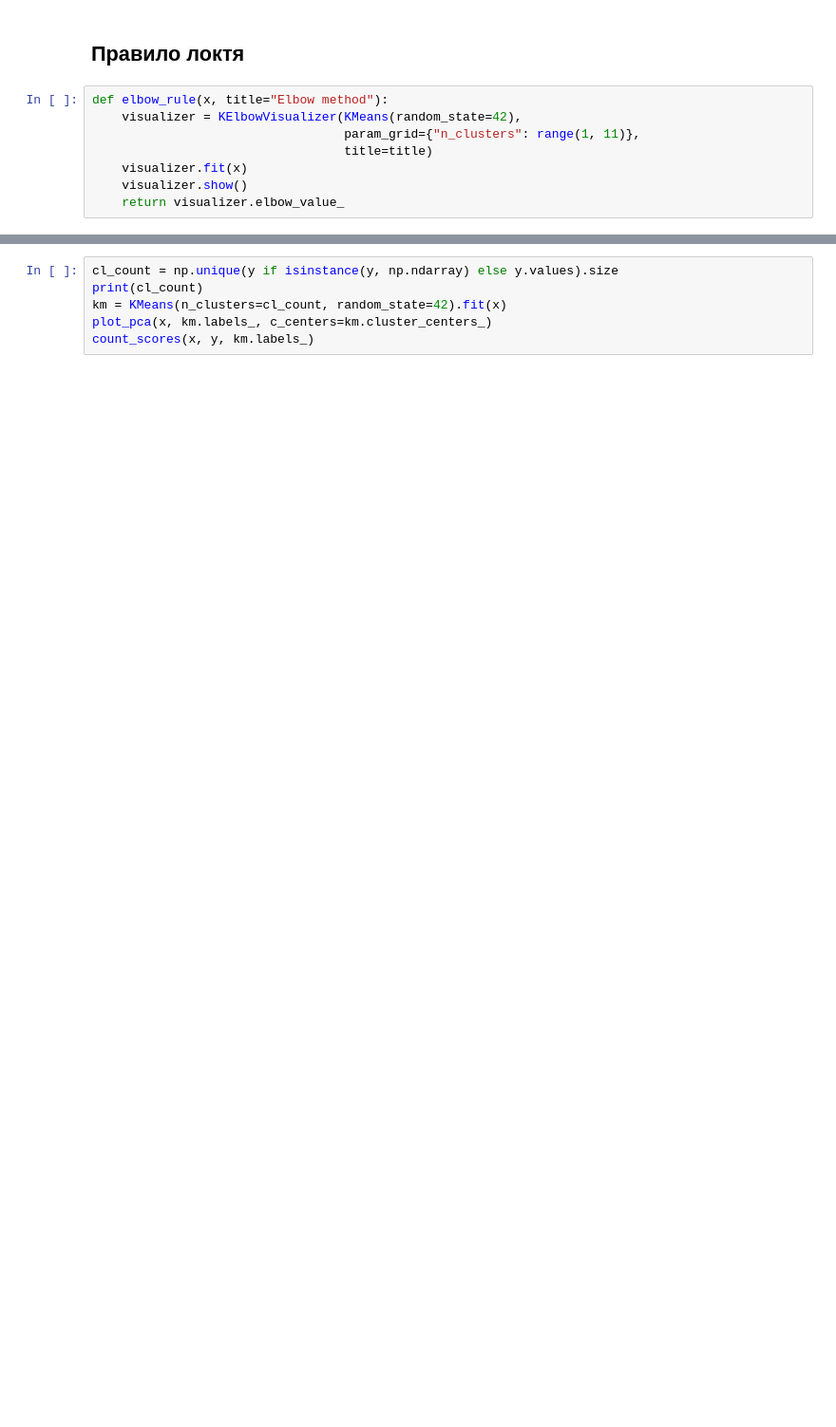
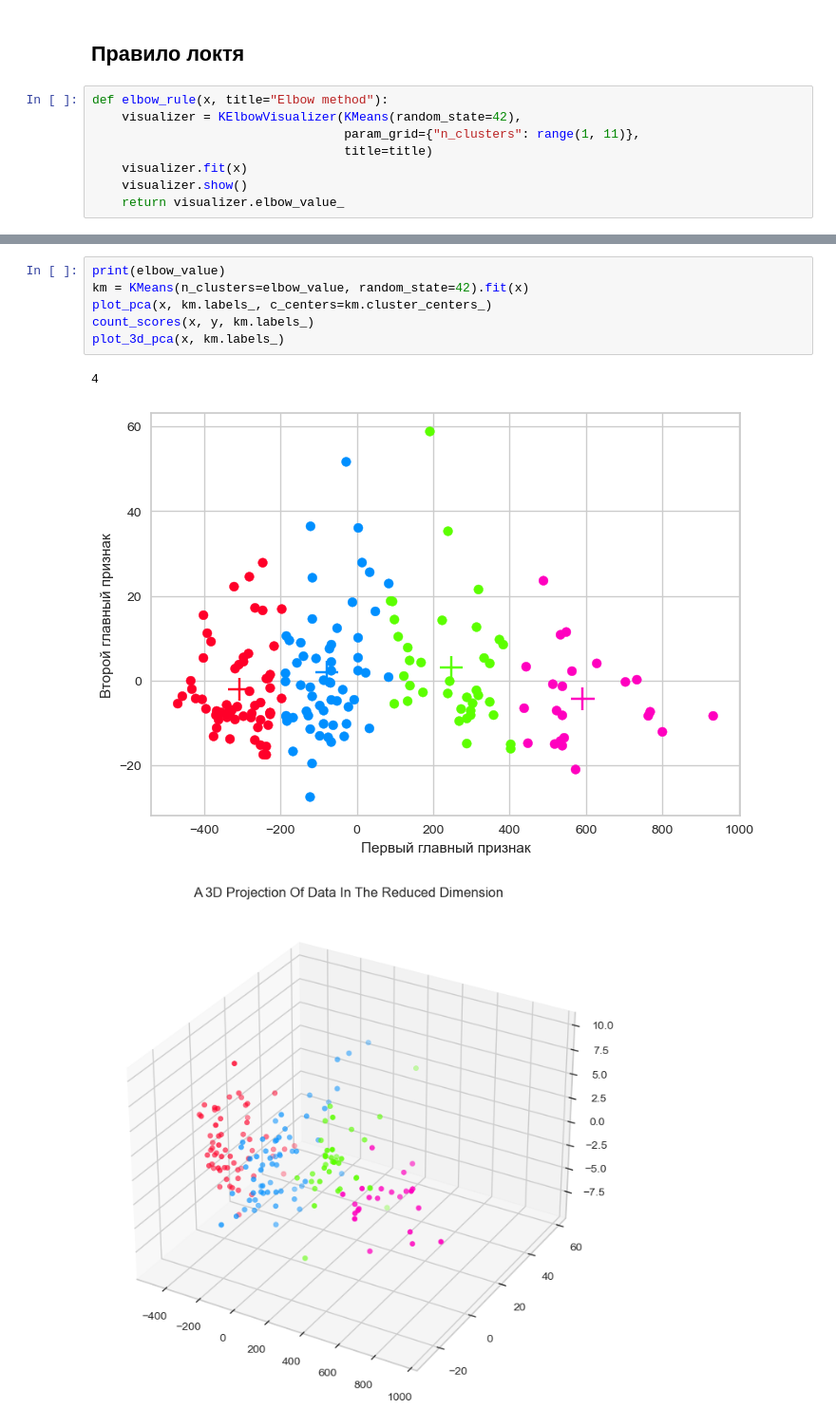
Before and after one commit to fongradnastya/data_anilysis6, a Jupyter notebook: notebooks/work6.ipynb, the cells around one changed output, grey strips where cells are left out. Shown at 95% size. Drawn from its saved outputs; the diff is of its cells as text; blank space fills up the shorter version.

```diff
--- a/notebooks/work6.ipynb
+++ b/notebooks/work6.ipynb
@@ -124,6 +138,10 @@ elbow_value = elbow_rule(x)
 # %%
-cl_count = np.unique(y if isinstance(y, np.ndarray) else y.values).size
-print(cl_count)
-km = KMeans(n_clusters=cl_count, random_state=42).fit(x)
+print(elbow_value)
+km = KMeans(n_clusters=elbow_value, random_state=42).fit(x)
 plot_pca(x, km.labels_, c_centers=km.cluster_centers_)
 count_scores(x, y, km.labels_)
+plot_3d_pca(x, km.labels_)
+# %% [output]
+4
+[figure, added]
+[figure, added]
```
Also changed, not shown: parts of 10 cells of this notebook.
